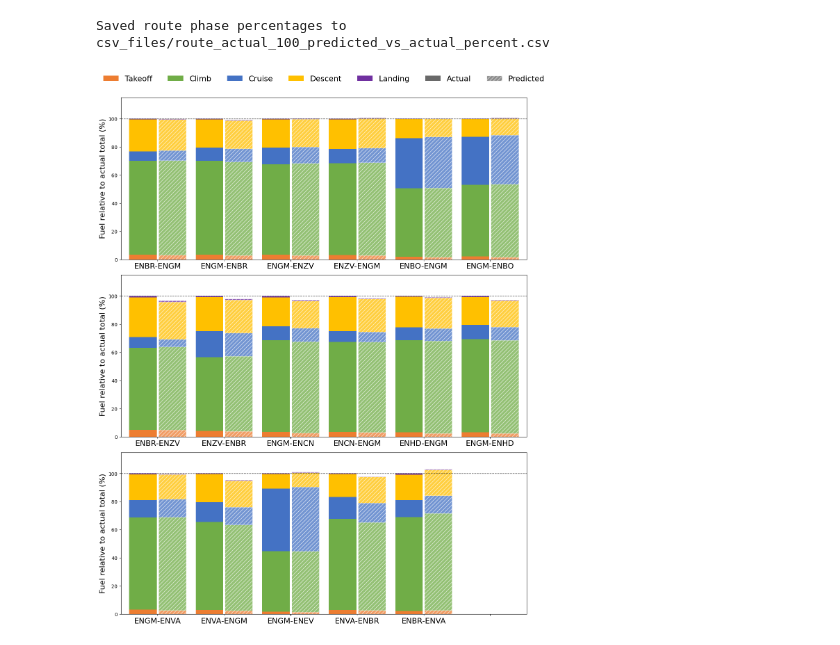
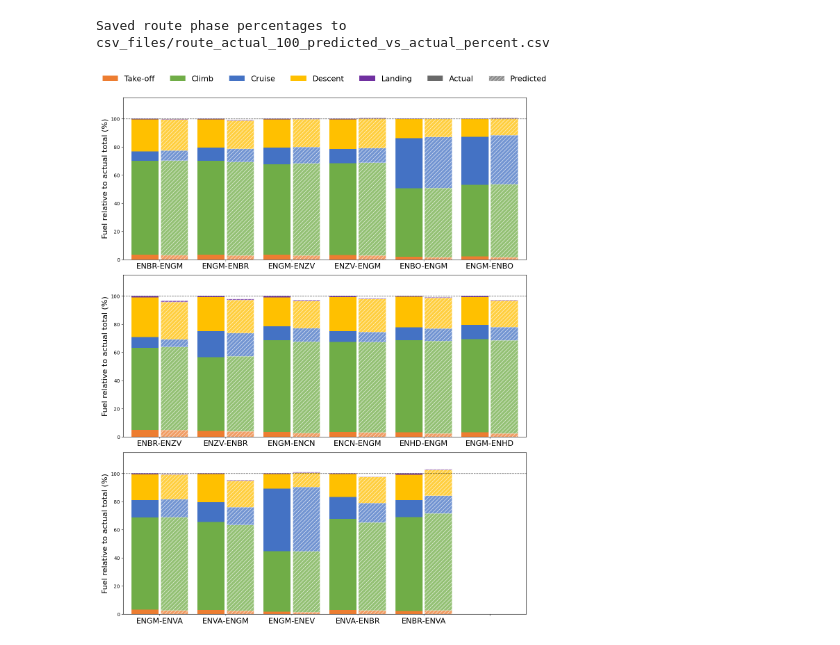
Before and after one commit to emmabergsmo/master-fuel-conumption-estimation-xgboost, a Jupyter notebook: notebooks/xgboost/total_pred.ipynb, the cells around one changed output. Saved outputs shown, nothing was run; the diff lists cells and outputs as text; code cells hidden in the pictures.

Commit message:
table names

```diff
--- a/notebooks/xgboost/total_pred.ipynb
+++ b/notebooks/xgboost/total_pred.ipynb
@@ -22,8 +22,8 @@ import pandas as pd
 import matplotlib.pyplot as plt
 from sklearn.metrics import mean_absolute_error, mean_squared_error, r2_score
 
-DB_PATH = "../../opensky.sqlite"
-FEATURE_TABLE = "flight_phase_features_new_phase"
+DB_PATH = "../../data.sqlite"
+FEATURE_TABLE = "flight_phase_features"
 YEAR = 2022
 CSV_DIR = "csv_files"
 
@@ -179,8 +179,17 @@ plt.close
 # %% [markdown]
 ### Average fuel by phase
 # %%
+phase_names = {
+    "takeoff": "Take-off",
+    "climb":   "Climb",
+    "cruise":  "Cruise",
+    "descent": "Descent",
+    "landing": "Landing"
+}
+
+
 phase_compare_share = pd.DataFrame({
-    "Phase": [phase.capitalize() for phase in PHASES],
+    "Phase": [phase_names[phase] for phase in PHASES],
     "Actual": [
         pred_all[f"{phase}_fuel"].sum()
         / sum(pred_all[f"{p}_fuel"].sum() for p in PHASES)
@@ -367,32 +376,32 @@ for row_idx, ax in enumerate(axes):
         else:
             plot_labels.append("")
 
     ax.set_xticks(route_centers)
     ax.set_xticklabels(plot_labels, ha="center", fontsize=16)
     ax.set_ylabel("Fuel relative to actual total (%)", fontsize=16)
     ax.set_ylim(0, max(115, float(np.nanmax(bottom_pred)) + 8))
     ax.set_xlim(-0.8, routes_per_row * 1.45 - 0.65)
 
 phase_handles = [
-    Patch(facecolor=phase_colors[p], label=p.capitalize()) for p in PHASES
+    Patch(facecolor=phase_colors[p], label=phase_names[p]) for p in PHASES
 ]
 style_handles = [
     Patch(facecolor="dimgray", label="Actual"),
     Patch(facecolor="dimgray", alpha=0.75, hatch="///",
           edgecolor="white", label="Predicted"),
 ]
 axes[0].legend(
     handles=phase_handles + style_handles,
     ncol=len(PHASES) + 2,
     loc="upper center",
     bbox_to_anchor=(0.5, 1.18),
     fontsize=16,
     frameon=False,
 )
 
 fig.tight_layout()
 out_path = os.path.join("../../outputs", "stacked_bars_config1.png")
 fig.savefig(out_path, dpi=300, bbox_inches="tight")
 plt.show()
 # %% [output]
-[figure, old version]
+[figure, new version]
```
Also changed, not shown: 20 other files.
